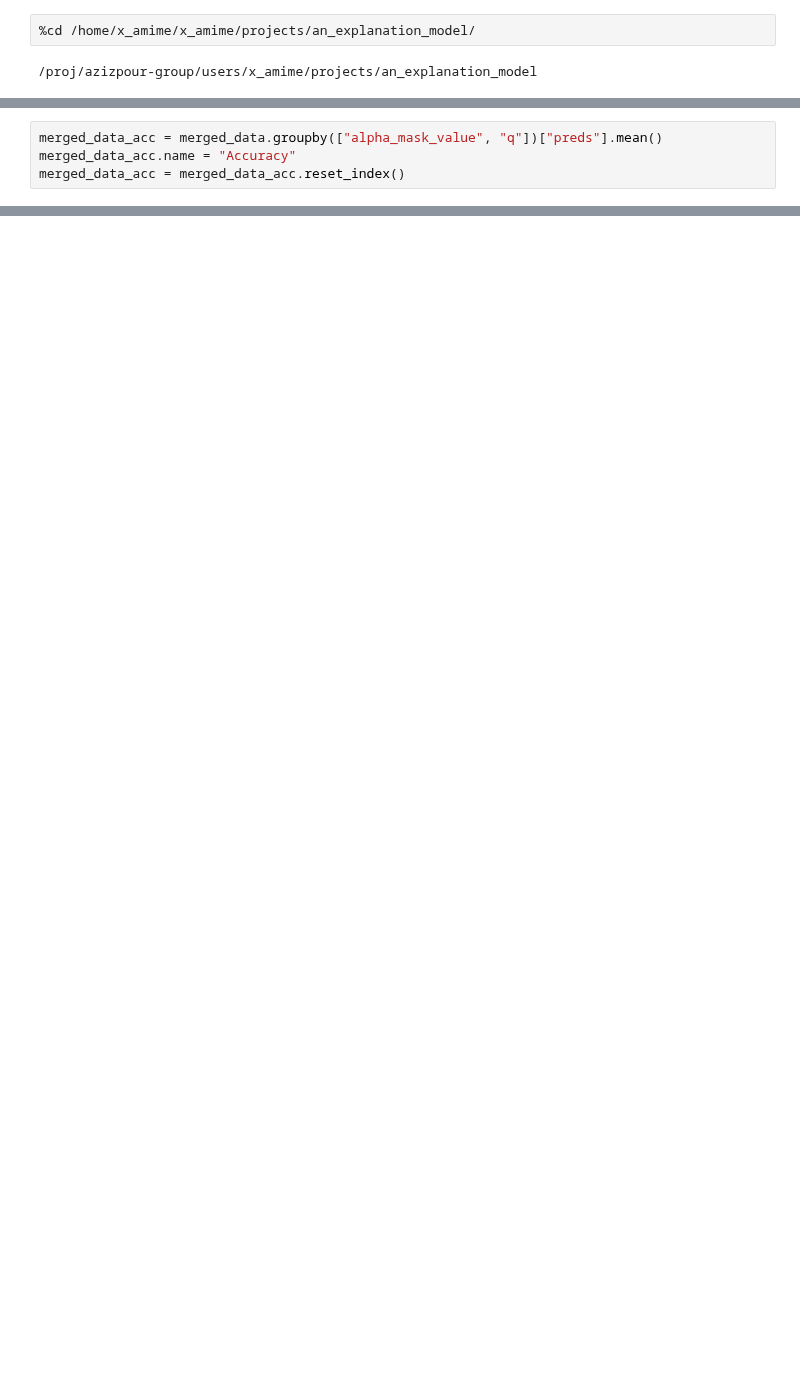
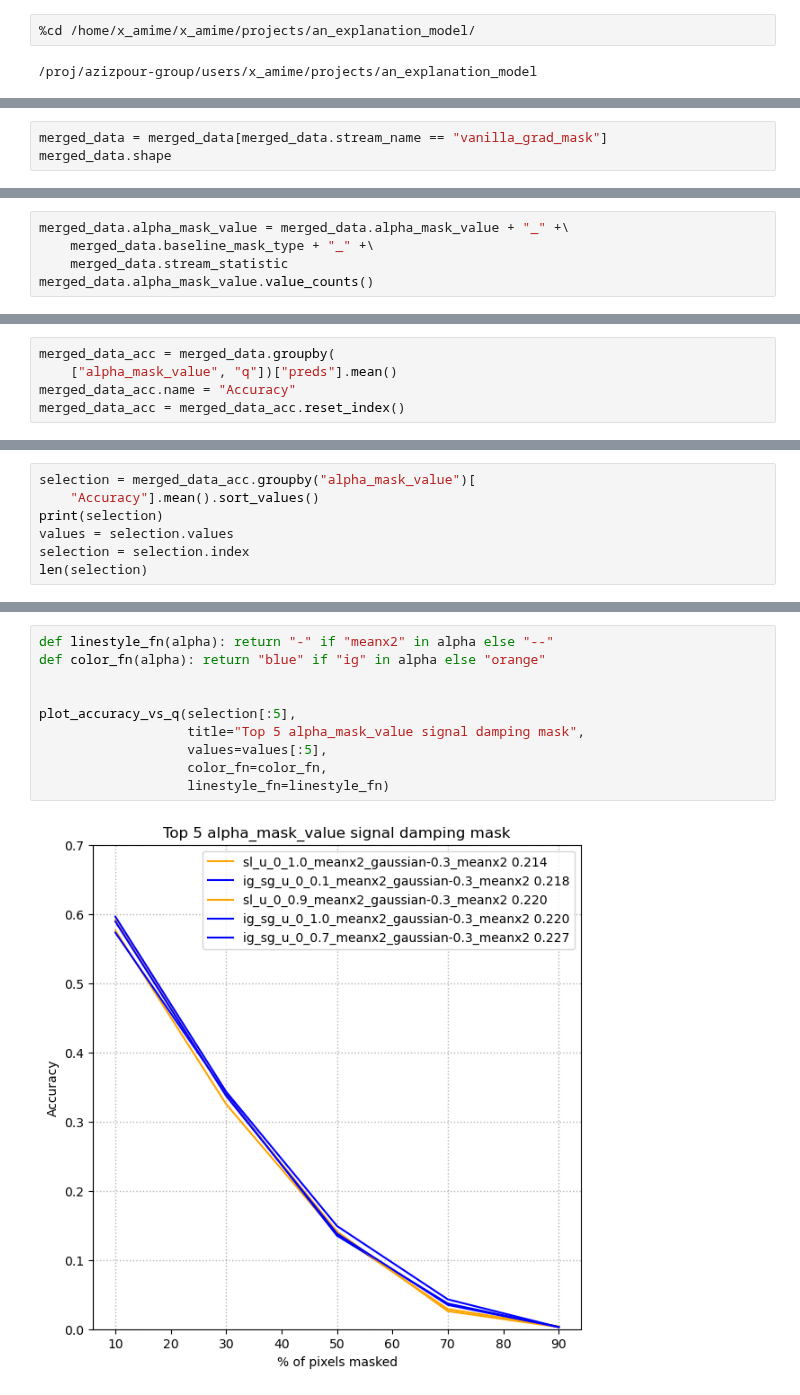
Before and after one commit to Amir-Mehrpanah/On-Spectral-Properties-of-Gradient-based-Explanation-Methods-ECCV24, a Jupyter notebook: experiments/experiment_7.ipynb, the cells around one changed output, grey strips where cells are left out. Drawn from its saved outputs; the diff is of its cells as text; blank space fills up the shorter version.

```diff
--- a/experiments/experiment_7.ipynb
+++ b/experiments/experiment_7.ipynb
@@ -68,0 +54,3 @@ print(merged_data.alpha_mask_value.unique())
+# %%
+merged_data = merged_data[merged_data.stream_name == "vanilla_grad_mask"]
+merged_data.shape
@@ -68,0 +70,5 @@ print(merged_data.alpha_mask_value.unique())
+# %%
+merged_data.alpha_mask_value = merged_data.alpha_mask_value + "_" +\
+    merged_data.baseline_mask_type + "_" +\
+    merged_data.stream_statistic
+merged_data.alpha_mask_value.value_counts()
@@ -69,4 +89,5 @@ print(merged_data.alpha_mask_value.unique())
 # %%
-merged_data_acc = merged_data.groupby(["alpha_mask_value", "q"])["preds"].mean()
+merged_data_acc = merged_data.groupby(
+    ["alpha_mask_value", "q"])["preds"].mean()
 merged_data_acc.name = "Accuracy"
 merged_data_acc = merged_data_acc.reset_index()
@@ -87,0 +94,7 @@ Name: Accuracy, dtype: float64
+# %%
+selection = merged_data_acc.groupby("alpha_mask_value")[
+    "Accuracy"].mean().sort_values()
+print(selection)
+values = selection.values
+selection = selection.index
+len(selection)
@@ -122,0 +160,12 @@ plt.savefig("outputs/figures/accuracy_vs_q.pdf", bbox_inches="tight")
+# %%
+def linestyle_fn(alpha): return "-" if "meanx2" in alpha else "--"
+def color_fn(alpha): return "blue" if "ig" in alpha else "orange"
+
+
+plot_accuracy_vs_q(selection[:5],
+                   title="Top 5 alpha_mask_value signal damping mask",
+                   values=values[:5],
+                   color_fn=color_fn,
+                   linestyle_fn=linestyle_fn)
+# %% [output]
+[figure, added]
```
Also changed, not shown: parts of 19 cells of this notebook, 2 other files.
